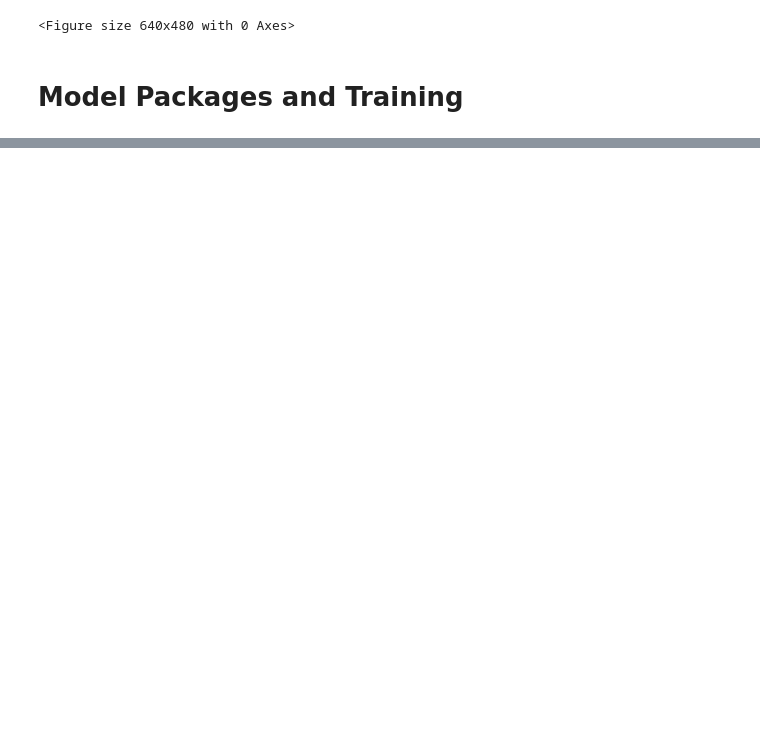
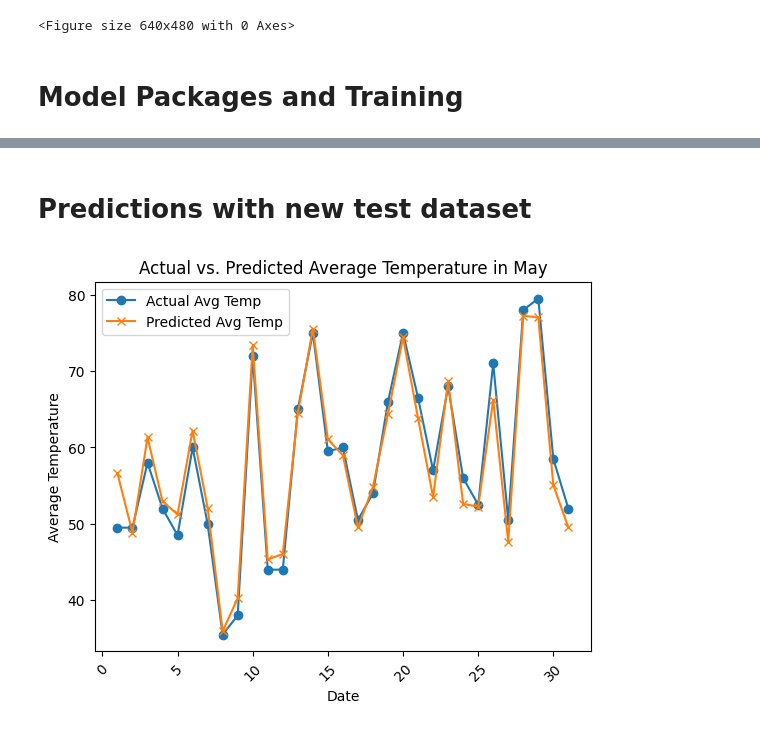
Before and after one commit to FrancoA325/Weather-Reg, a Jupyter notebook: WeatherModel.ipynb, the cells around one changed output, grey strips where cells are left out. Drawn from its saved outputs; the diff is of its cells as text; code cells hidden in the pictures; blank space fills up the shorter version.

```diff
--- a/WeatherModel.ipynb
+++ b/WeatherModel.ipynb
@@ -131,0 +109,23 @@ plt.show()
+# %%
+years = weatherIn['Date'].dt.year.unique()
+np.random.seed(42)
+selectedDates = set()
+
+for day in range(1, 32):
+    year = np.random.choice(years)
+    availableDates = weatherIn[(weatherIn['Date'].dt.year == year) &
+                               (weatherIn['Date'].dt.month == 5) &
+                               (weatherIn['Date'].dt.day == day)]['Date'].values
+    selectedDate = np.random.choice(availableDates)
+    selectedDates.add(selectedDate)
+
+aggregateMay = weatherIn[weatherIn['Date'].isin(selectedDates)]
+
+aggregateMay.reset_index(drop=True, inplace=True)
+aggregateMay.reset_index(drop=True, inplace=True)
+aggregateMay['Date'] = pd.to_datetime(aggregateMay['Date'])
+aggregateMay['DayOfMonth'] = aggregateMay['Date'].dt.strftime('%d-%m')
+aggregateMay = aggregateMay.sort_values(by='DayOfMonth')
+aggregateMay.drop(columns=['DayOfMonth'], inplace=True)
+
+print(aggregateMay)
@@ -131,0 +160,26 @@ plt.show()
+# %% [markdown]
+# Predictions with new test dataset
+# %%
+X_pred = aggregateMay[['MaxTmp', 'Depart']]
+
+predicted_avg_temp = model.predict(X_pred)
+
+aggregateMay['Predicted_Avg_Temp'] = predicted_avg_temp
+# %%
+aggregateMay['DayOfMonth'] = aggregateMay['Date'].dt.day
+plt.plot(aggregateMay['DayOfMonth'], aggregateMay['AvgTmp'], label='Actual Avg Temp', marker='o')
+
+# Plot predicted average temperature
+plt.plot(aggregateMay['DayOfMonth'], aggregateMay['Predicted_Avg_Temp'], label='Predicted Avg Temp', marker='x')
+
+# Set labels and title
+plt.xlabel('Date')
+plt.ylabel('Average Temperature')
+plt.title('Actual vs. Predicted Average Temperature in May')
+plt.xticks(rotation=45)  # Rotate x-axis labels for better readability
+plt.legend()
+
+# Show plot
+plt.show()
+# %% [output]
+[figure, added]
```
Also changed, not shown: parts of 12 cells of this notebook, 1 other file.
